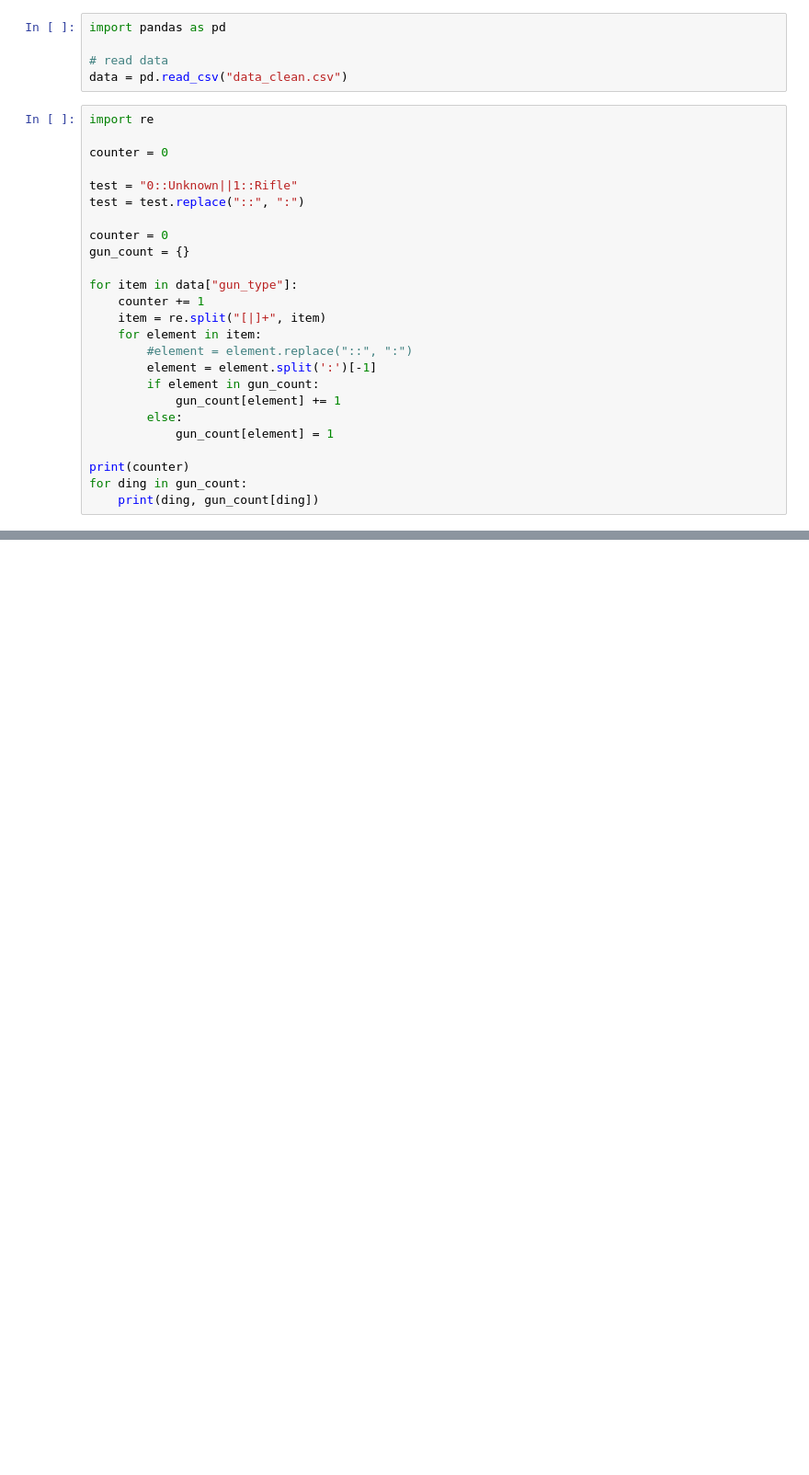
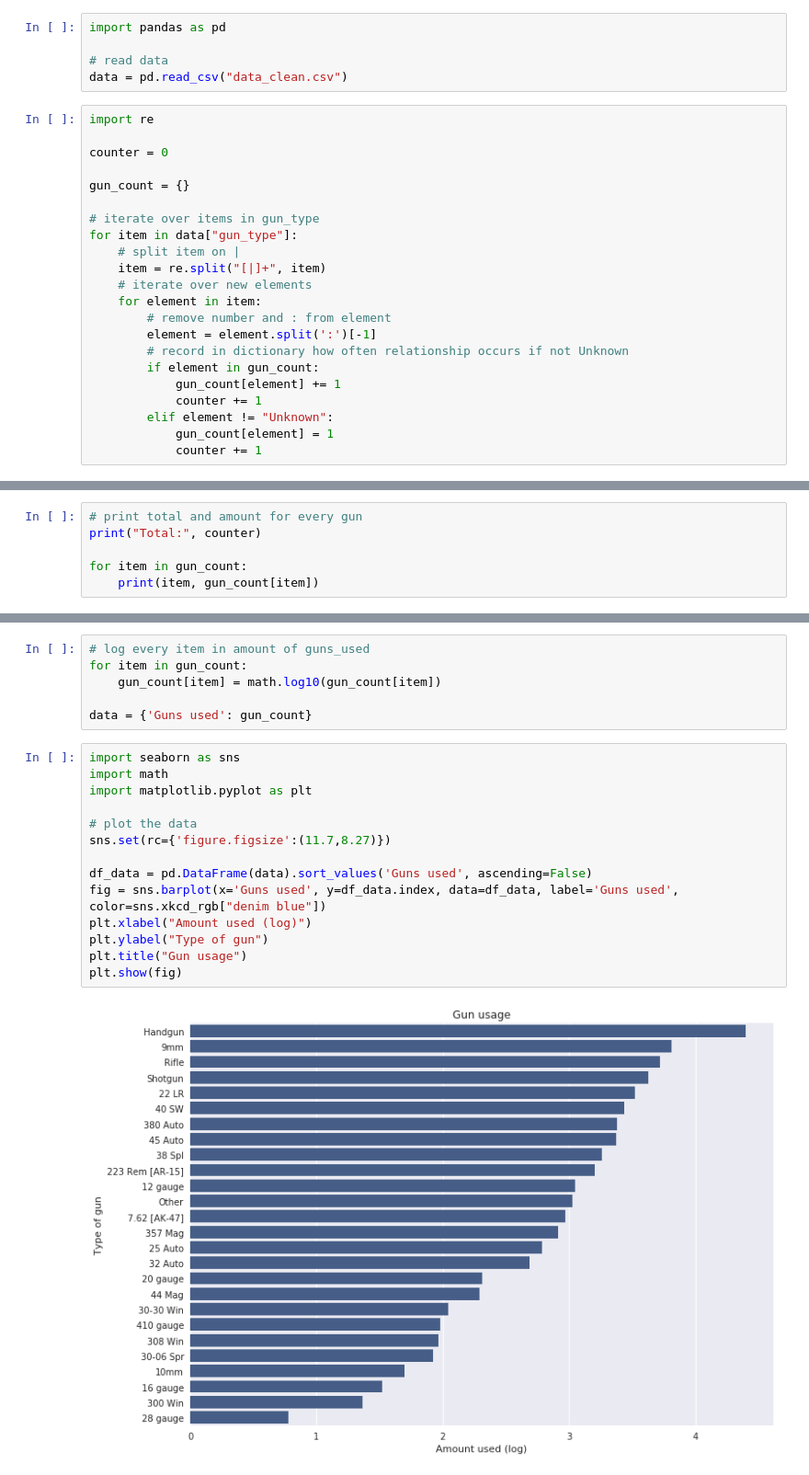
Before and after one commit to kerkeruil/dataverwerking, a Jupyter notebook: guns_used.ipynb, the cells around one changed output, grey strips where cells are left out. Shown at 92% size. Cells and saved outputs as stored; diff of their text form; blank space fills up the shorter version.

Commit message:
updated code for guns used for better plotting

```diff
--- a/guns_used.ipynb
+++ b/guns_used.ipynb
@@ -8,23 +8,20 @@ import re
 
 counter = 0
 
-test = "0::Unknown||1::Rifle"
-test = test.replace("::", ":")
-
-counter = 0
 gun_count = {}
 
+# iterate over items in gun_type
 for item in data["gun_type"]:
-    counter += 1
+    # split item on |
     item = re.split("[|]+", item)
+    # iterate over new elements
     for element in item:
-        #element = element.replace("::", ":")
+        # remove number and : from element
         element = element.split(':')[-1]
+        # record in dictionary how often relationship occurs if not Unknown
         if element in gun_count:
             gun_count[element] += 1
-        else:
+            counter += 1
+        elif element != "Unknown":
             gun_count[element] = 1
-
-print(counter)
-for ding in gun_count:
-    print(ding, gun_count[ding])
+            counter += 1
@@ -48,0 +28,6 @@ Shotgun 4265
+# %%
+# print total and amount for every gun
+print("Total:", counter)
+
+for item in gun_count:
+    print(item, gun_count[item])
@@ -48,0 +52,22 @@ Shotgun 4265
+# %%
+# log every item in amount of guns_used
+for item in gun_count:
+    gun_count[item] = math.log10(gun_count[item])
+
+data = {'Guns used': gun_count}
+# %%
+import seaborn as sns
+import math
+import matplotlib.pyplot as plt
+
+# plot the data
+sns.set(rc={'figure.figsize':(11.7,8.27)})
+
+df_data = pd.DataFrame(data).sort_values('Guns used', ascending=False)
+fig = sns.barplot(x='Guns used', y=df_data.index, data=df_data, label='Guns used', color=sns.xkcd_rgb["denim blue"])
+plt.xlabel("Amount used (log)")
+plt.ylabel("Type of gun")
+plt.title("Gun usage")
+plt.show(fig)
+# %% [output]
+[figure, added]
```
Also changed, not shown: parts of 2 cells of this notebook.
